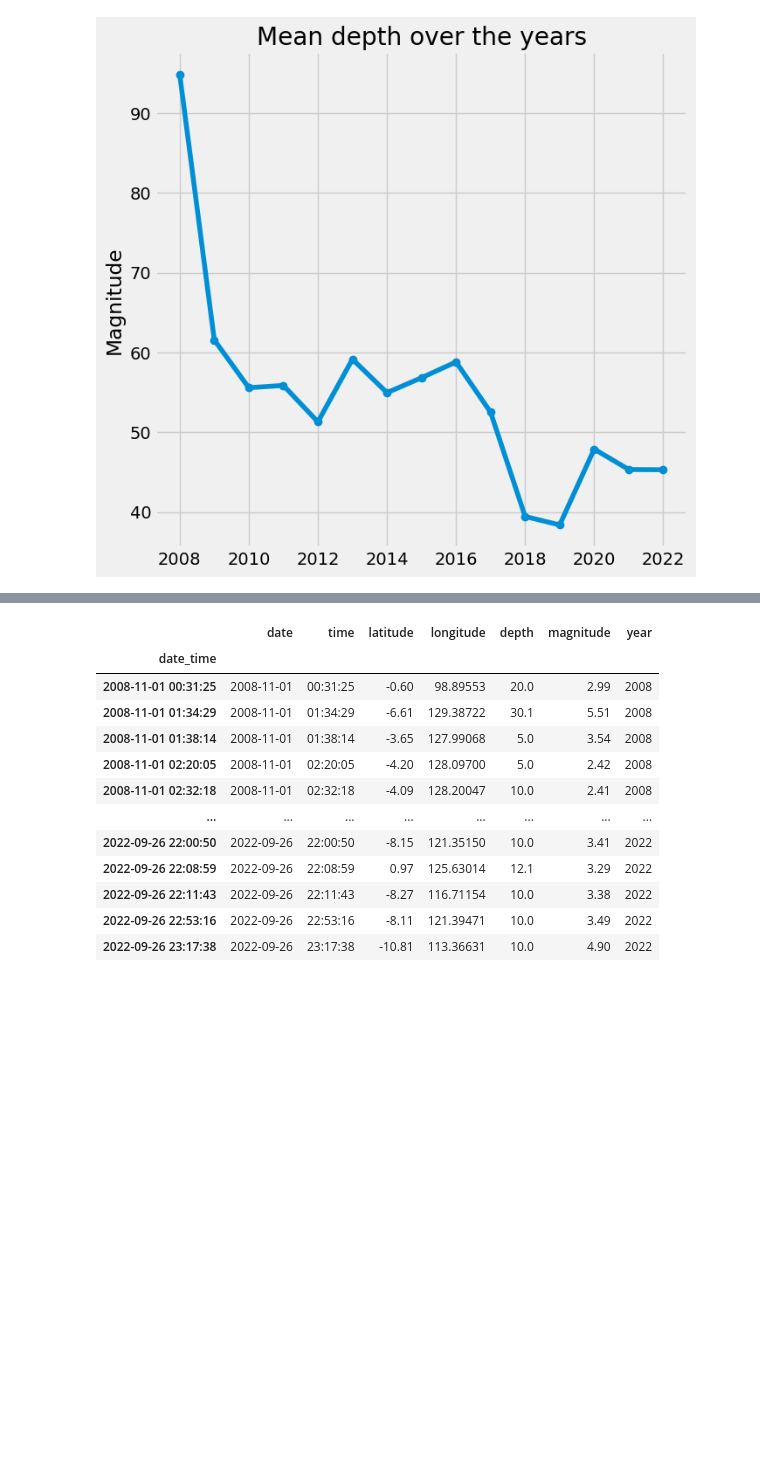
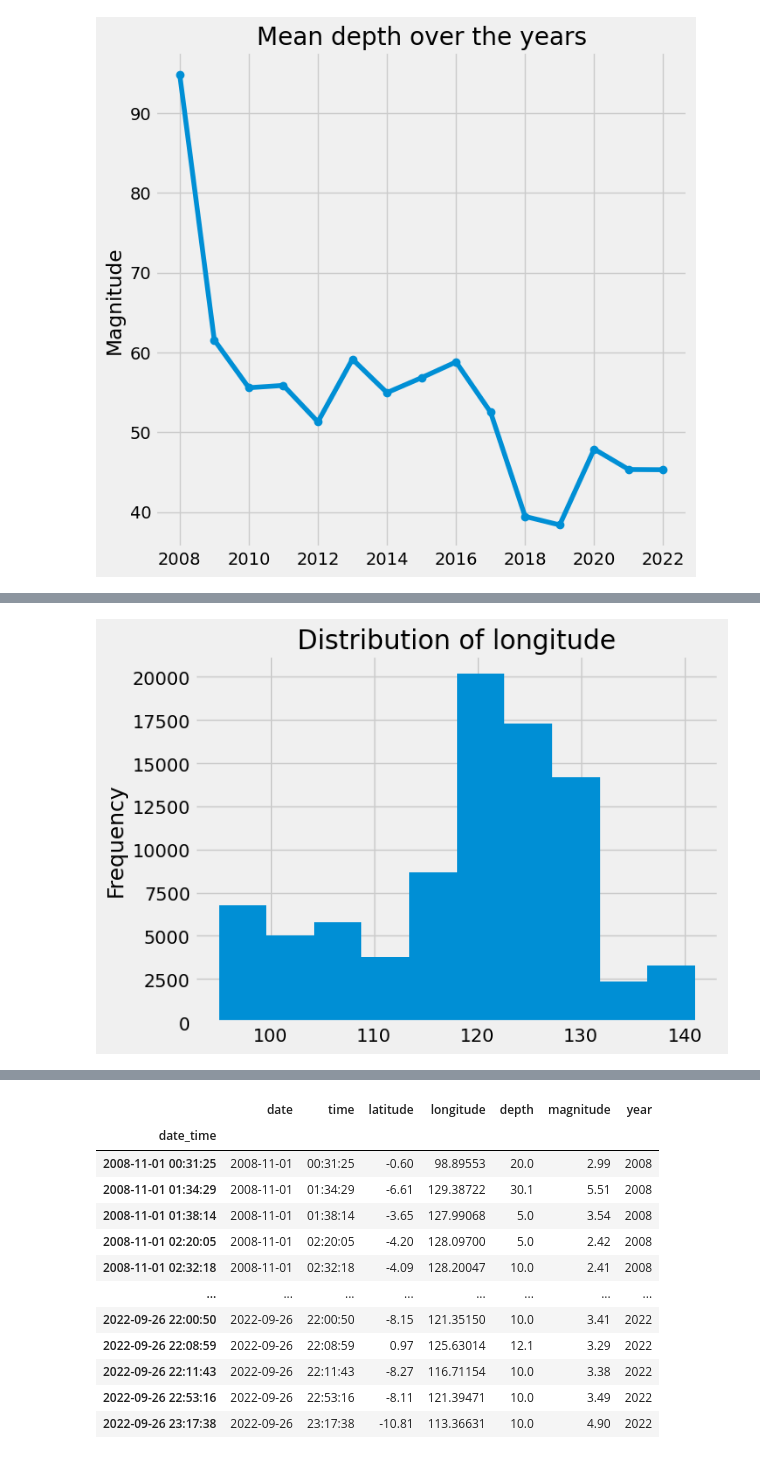
Before and after one commit to rafpang/earthquakes-series, a Jupyter notebook: ml_experimentation.ipynb, the cells around one changed output, grey strips where cells are left out. Drawn from its saved outputs; the diff is of its cells as text; code cells hidden in the pictures; blank space fills up the shorter version.

```diff
--- a/ml_experimentation.ipynb
+++ b/ml_experimentation.ipynb
@@ -57,0 +62,4 @@ ax.set_ylabel("Magnitude");
+# %%
+df.longitude.plot(kind='hist', title='Distribution of longitude');
+# %% [output]
+[figure, added]
```
Also changed, not shown: parts of 17 cells of this notebook, 1 other file.
